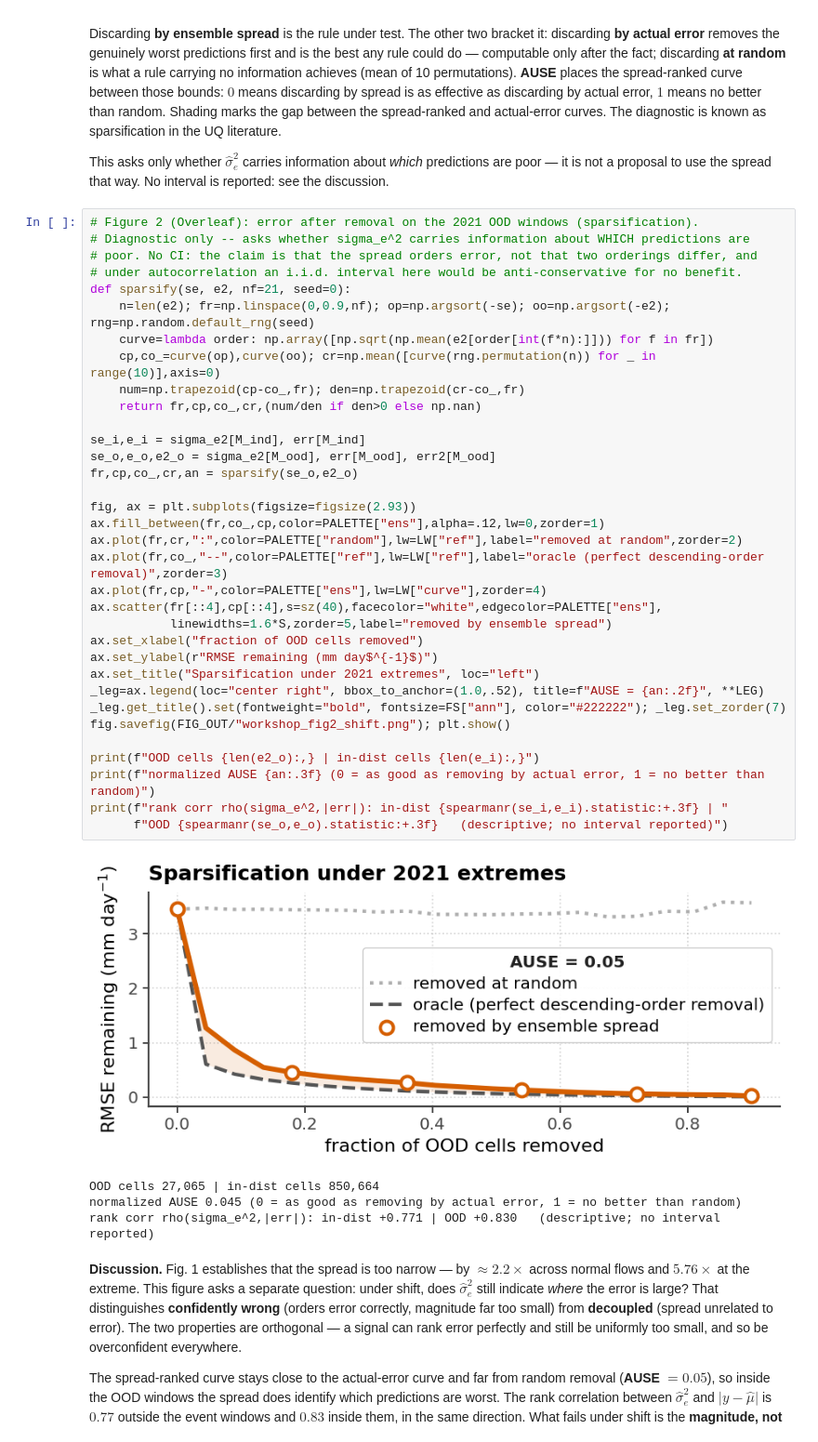
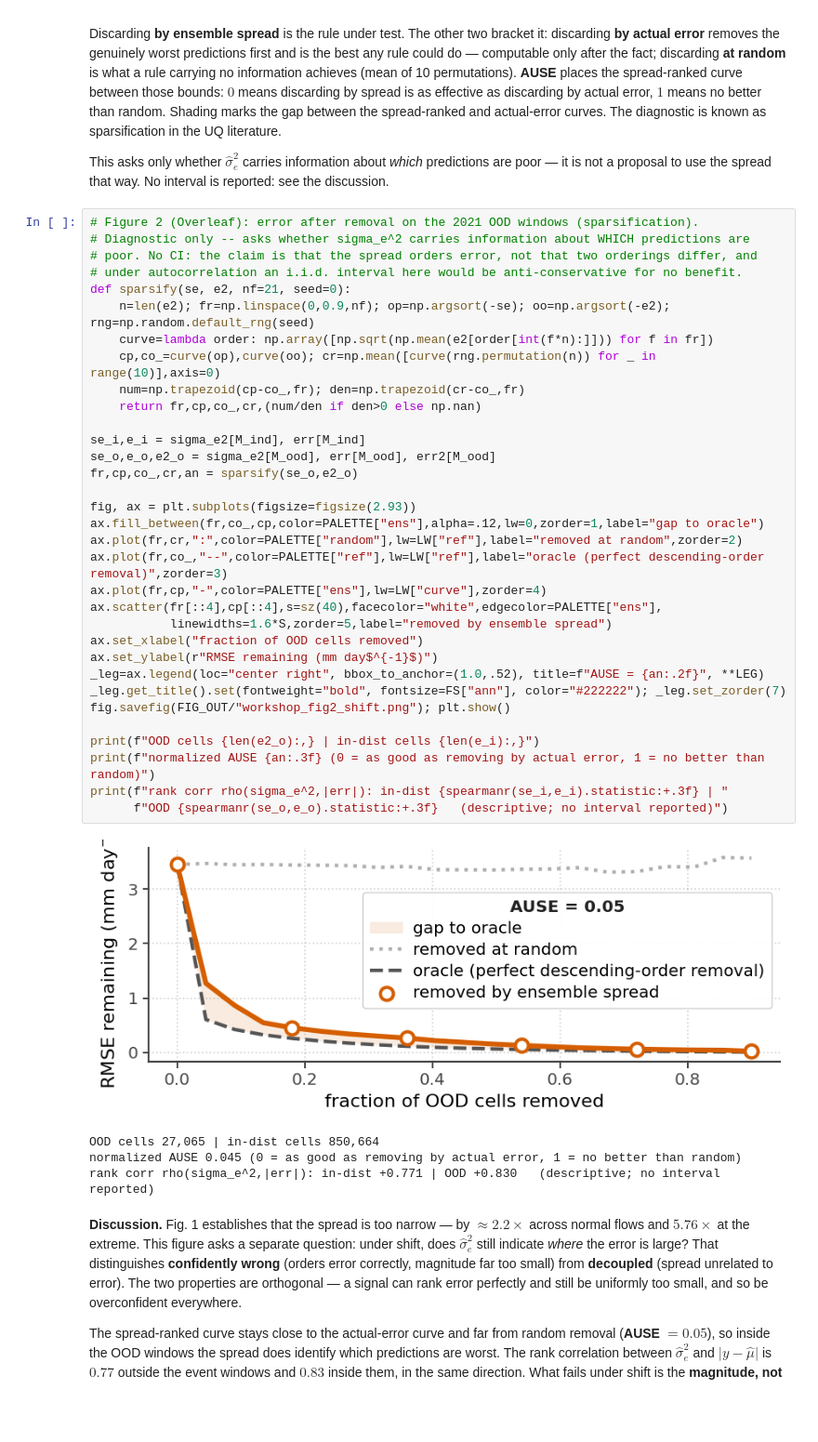
Before and after one commit to TWilson05/EA-LSTM-Streamflow, a Jupyter notebook: notebooks/workshop_figures.ipynb, the cells around one changed output. Shown at 93% size. Cells and saved outputs as stored; diff of their text form; blank space fills up the shorter version.

```diff
--- a/notebooks/workshop_figures.ipynb
+++ b/notebooks/workshop_figures.ipynb
@@ -314,36 +313,35 @@ This asks only whether $\hat{\sigma}^2_e$ carries information about *which* pred
 # poor. No CI: the claim is that the spread orders error, not that two orderings differ, and
 # under autocorrelation an i.i.d. interval here would be anti-conservative for no benefit.
 def sparsify(se, e2, nf=21, seed=0):
     n=len(e2); fr=np.linspace(0,0.9,nf); op=np.argsort(-se); oo=np.argsort(-e2); rng=np.random.default_rng(seed)
     curve=lambda order: np.array([np.sqrt(np.mean(e2[order[int(f*n):]])) for f in fr])
     cp,co_=curve(op),curve(oo); cr=np.mean([curve(rng.permutation(n)) for _ in range(10)],axis=0)
     num=np.trapezoid(cp-co_,fr); den=np.trapezoid(cr-co_,fr)
     return fr,cp,co_,cr,(num/den if den>0 else np.nan)
 
 se_i,e_i = sigma_e2[M_ind], err[M_ind]
 se_o,e_o,e2_o = sigma_e2[M_ood], err[M_ood], err2[M_ood]
 fr,cp,co_,cr,an = sparsify(se_o,e2_o)
 
 fig, ax = plt.subplots(figsize=figsize(2.93))
-ax.fill_between(fr,co_,cp,color=PALETTE["ens"],alpha=.12,lw=0,zorder=1)
+ax.fill_between(fr,co_,cp,color=PALETTE["ens"],alpha=.12,lw=0,zorder=1,label="gap to oracle")
 ax.plot(fr,cr,":",color=PALETTE["random"],lw=LW["ref"],label="removed at random",zorder=2)
 ax.plot(fr,co_,"--",color=PALETTE["ref"],lw=LW["ref"],label="oracle (perfect descending-order removal)",zorder=3)
 ax.plot(fr,cp,"-",color=PALETTE["ens"],lw=LW["curve"],zorder=4)
 ax.scatter(fr[::4],cp[::4],s=sz(40),facecolor="white",edgecolor=PALETTE["ens"],
            linewidths=1.6*S,zorder=5,label="removed by ensemble spread")
 ax.set_xlabel("fraction of OOD cells removed")
 ax.set_ylabel(r"RMSE remaining (mm day$^{-1}$)")
-ax.set_title("Sparsification under 2021 extremes", loc="left")
 _leg=ax.legend(loc="center right", bbox_to_anchor=(1.0,.52), title=f"AUSE = {an:.2f}", **LEG)
 _leg.get_title().set(fontweight="bold", fontsize=FS["ann"], color="#222222"); _leg.set_zorder(7)
 fig.savefig(FIG_OUT/"workshop_fig2_shift.png"); plt.show()
 
 print(f"OOD cells {len(e2_o):,} | in-dist cells {len(e_i):,}")
 print(f"normalized AUSE {an:.3f} (0 = as good as removing by actual error, 1 = no better than random)")
 print(f"rank corr rho(sigma_e^2,|err|): in-dist {spearmanr(se_i,e_i).statistic:+.3f} | "
       f"OOD {spearmanr(se_o,e_o).statistic:+.3f}   (descriptive; no interval reported)")
 # %% [output]
-[figure, old version]
+[figure, new version]
 OOD cells 27,065 | in-dist cells 850,664
 normalized AUSE 0.045 (0 = as good as removing by actual error, 1 = no better than random)
 rank corr rho(sigma_e^2,|err|): in-dist +0.771 | OOD +0.830   (descriptive; no interval reported)
```
Also changed, not shown: parts of 2 cells of this notebook.
